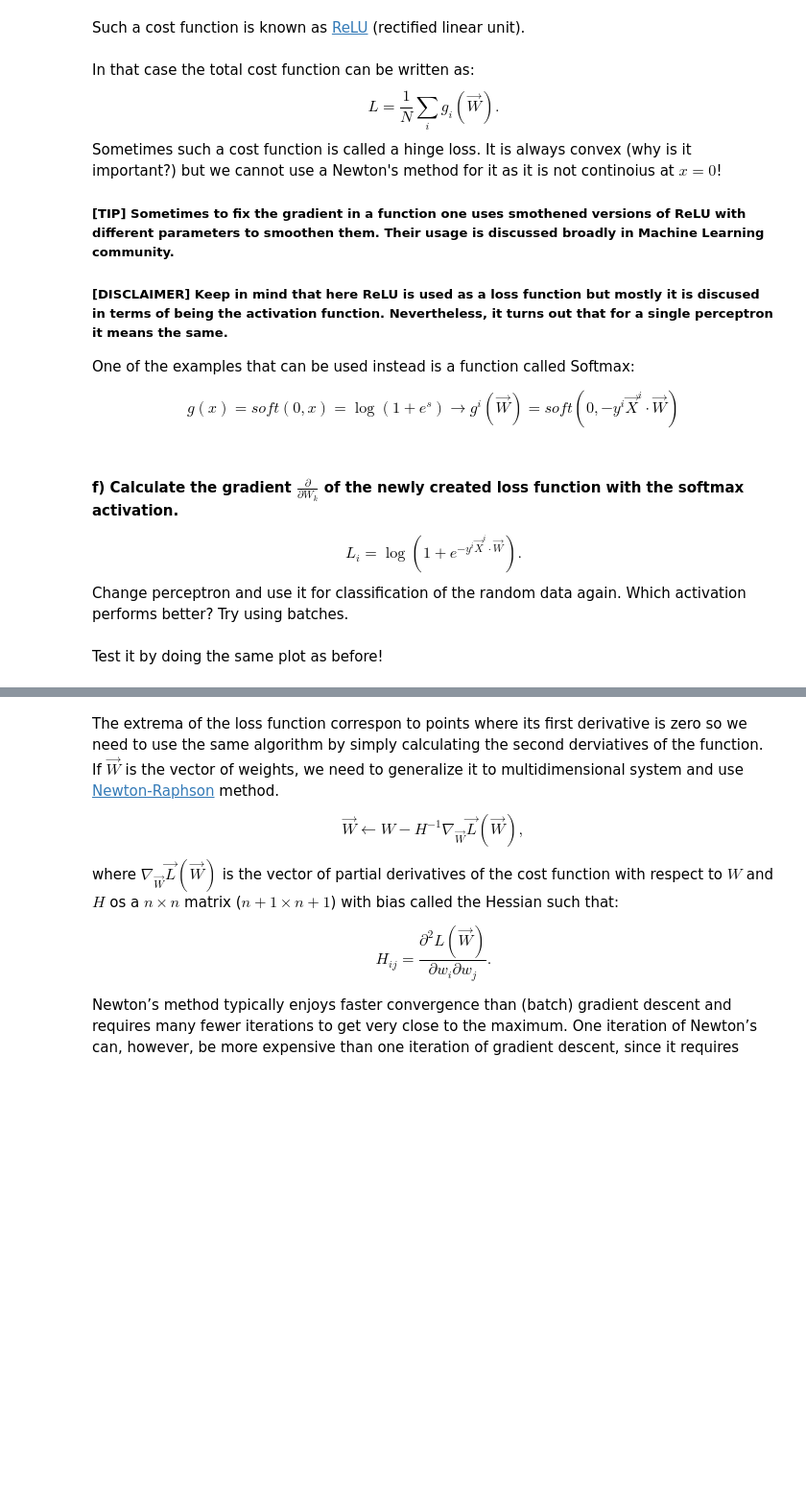
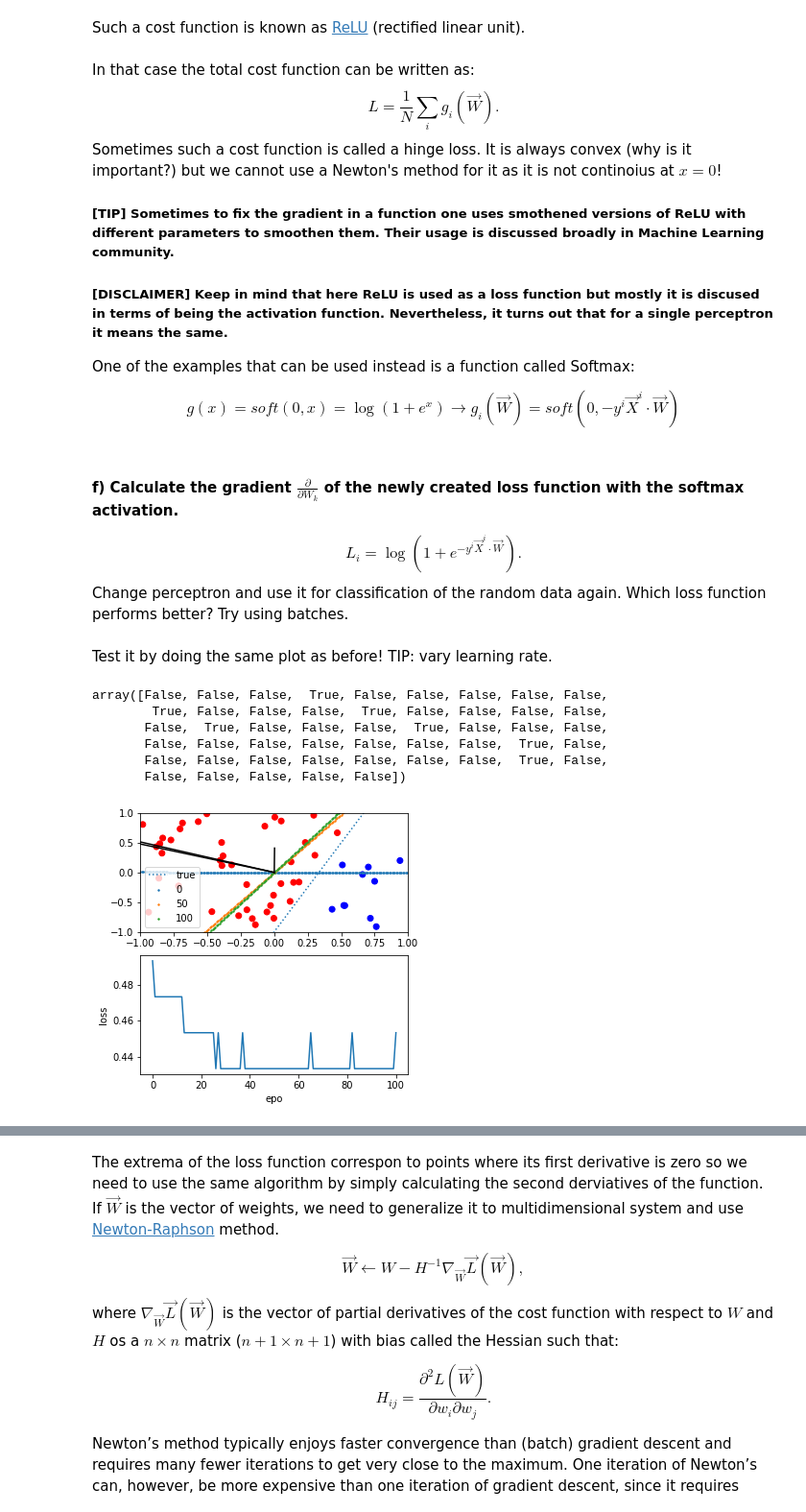
Before and after one commit to KAdamczyk12233/MachineLearning-Winter-22-23s, a Jupyter notebook: Lab4/more_classification.ipynb, the cells around one changed output, grey strips where cells are left out. Shown: that part at 96% size. Drawn from its saved outputs; the diff is of its cells as text; code cells hidden in the pictures; blank space fills up the shorter version.

```diff
--- a/Lab4/more_classification.ipynb
+++ b/Lab4/more_classification.ipynb
@@ -260,7 +262,9 @@ class PerceptronBinary(PerceptronLinear):
 
 
     '''
-    Single step of the gradient, here it is calculatable analytically (linear regression). It shall return a sum for bias and sum for weights
+    Single step of the gradient, here it is calculatable analytically (linear regression).
+    It shall return a numpy array for bias and for weights (which will be later summed, hence the name sum), where the elements correspond to different samples in one batch.
+    Remember that it should work also for batch updates.
     '''
     def gradient(self, x_true, y_true, prediction):
 
@@ -413,11 +420,11 @@ Sometimes such a cost function is called a hinge loss. It is always convex (why
 
 One of the examples that can be used instead is a function called Softmax:
 
-$$ g(x) = soft(0, x) = \log(1+e^s)\rightarrow g^i(\vec{W}) = soft(0, -y^i\vec{X}^i\cdot \vec{W})$$
+$$ g(x) = soft(0, x) = \log(1+e^x)\rightarrow g_i(\vec{W}) = soft(0, -y^i\vec{X}^i\cdot \vec{W})$$
 # %% [markdown]
 #### f) Calculate the gradient $\frac{\partial}{\partial W_k}$ of the newly created loss function with the softmax activation.
 $$ L_i = \log(1+e^{ -y^i\vec{X}^i\cdot \vec{W}}). $$
-Change perceptron and use it for classification of the random data again. Which activation performs better? Try using batches.
+Change perceptron and use it for classification of the random data again. Which loss function performs better? Try using batches.
 # %%
 class PerceptronSoftmax(PerceptronLinear):
     def __init__(self, W : np.array,  b = 0, epo = 100, lr = 0.01):
@@ -427,37 +434,73 @@ class PerceptronSoftmax(PerceptronLinear):
     $\Phi(x) = sign(x)
     '''
     def activation_function(self, X):
-
+        return np.where(self.net_output(X) >= 0.0, 1.0, -1.0).reshape(-1,1)
 
 
     def loss(self, y_true : np.array, y_pred : np.array):
-
+        return np.log(1+np.exp(-y_true * y_pred))
 
     '''
     Single step of the gradient, here it is calculatable analytically (linear regression)
     '''
     def gradient(self, x_true, y_true, prediction):
-
-        suma_w =
-        suma_b =
+        val = np.multiply(y_true, (1.0/(1.0 + np.exp(y_true * prediction))))
+        suma_w = np.multiply(val[:, np.newaxis], x_true)
+        suma_b = val
         return suma_b, suma_w
 # %% [markdown]
-Test it by doing the same plot as before!
+Test it by doing the same plot as before! TIP: vary learning rate.
 # %%
 fig, ax = plt.subplots(2, figsize = (5,5))
-x_train = 2.0*np.random.random((50, 2)) - 1.0
-y_train =
+x_train = 2.0*np.random.random((50, 2)) - 1.0 # array of (x,y) coordinates; look out the 'x' in x_train is a different x than in (x,y). The same for y. Sorry for that.
+y_train = np.array([1 if y >= 3*x - 1 else -1 for (x,y) in x_train])
 
 # set the x_range to plot the real line:
 x=np.arange(-1, 1, 1e-2)
 
 # set the classes for the plot
 colors = ['red' if y > 0 else 'blue' for y in y_train]
 labels = ['1' if y > 0 else '-1' for y in y_train]
 ax[0].plot(x, 3*x-1, linestyle=':', label = 'true')
 ax[0].scatter(x_train[:,0], x_train[:,1], c = colors)
 ax[0].set_xlim(-1,1)
 ax[0].set_ylim(-1,1)
+
+# set the initial vector W to be two-dimensional random
+W = np.random.random(2)
+# find two orthogonal vectors and then the hyperplane corresponding to them
+perp1 = find_orthogonal_vector(W)
+perp2 = find_orthogonal_vector(W)
+plane = find_plane_from_ort(perp1, perp2)
+
+p=PerceptronSoftmax(W, np.random.random(), 1, 1e-2)
+
+epo = 101
+# take the snapshot at each 50th step
+modulo = 50
+history=[]
+for i in range(epo):
+    if i % modulo == 0:
+        perp1 = find_orthogonal_vector(W)
+        perp2 = find_orthogonal_vector(W)
+        plane = find_plane_from_ort(perp1, perp2)
+        ax[0].scatter(x, plane[0] * x + plane[1], label = i, s=2)
+        ax[0].plot([0.0, W[0]],[0.0,W[1]],c='black')
+
+    history = history + list(p.fit(x_train, y_train))
+    W = p.get_W()
+
+ax[0].legend()
+p.plot_history(history, ax[1])
+(p.predict(x_train).flatten()- y_train) != 0.0
+# %% [output]
+array([False, False, False,  True, False, False, False, False, False,
+        True, False, False, False,  True, False, False, False, False,
+       False,  True, False, False, False,  True, False, False, False,
+       False, False, False, False, False, False, False,  True, False,
+       False, False, False, False, False, False, False,  True, False,
+       False, False, False, False, False])
+[figure, added]
 # %% [markdown]
 ### Newton's method.
 For smaller datasets it is sometimes usefull to use the Newton's method to find the function minumum with faster convergence. Suppose we have some function:
```
Also changed, not shown: parts of 11 cells of this notebook.
